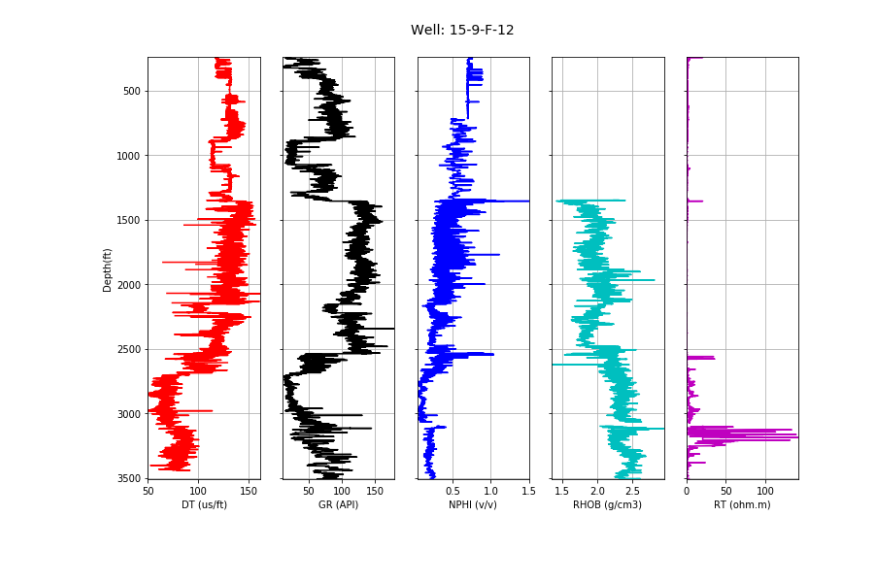
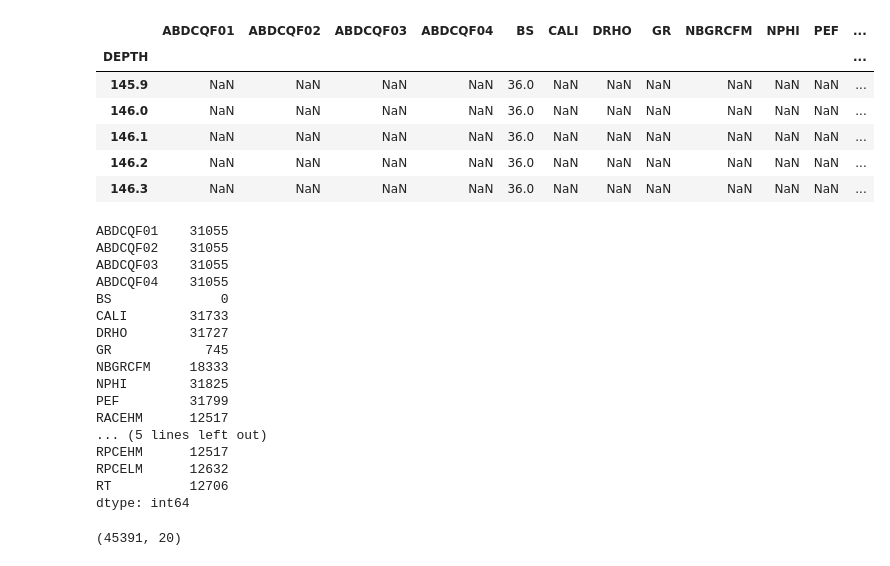
Before and after one commit to olawaleibrahim/PETROPHYSICAL-INTERPRETATION, a Jupyter notebook: Untitled.ipynb, the cells around one changed output. Saved outputs shown, nothing was run; the diff lists cells and outputs as text; code cells hidden in the pictures.

```diff
--- a/Untitled.ipynb
+++ b/Untitled.ipynb
@@ -156,4 +42,36 @@ Will train until validation_0-rmse hasn't improved in 200 rounds.
-# %%
-log_plot(new_df)
-# %% [output]
-[figure, removed]
+# %%
+las = lasio.read(r'WLC_PETRO_COMPUTED_INPUT_1.LAS')
+df = las.df()
+df.head()
+# %% [output]
+|  | ABDCQF01 | ABDCQF02 | ABDCQF03 | ABDCQF04 | BS | CALI | DRHO | GR | NBGRCFM | NPHI | PEF | ... |
+| DEPTH |  |  |  |  |  |  |  |  |  |  |  | ... |
+| 145.9 | NaN | NaN | NaN | NaN | 36.0 | NaN | NaN | NaN | NaN | NaN | NaN | ... |
+| 146.0 | NaN | NaN | NaN | NaN | 36.0 | NaN | NaN | NaN | NaN | NaN | NaN | ... |
+| 146.1 | NaN | NaN | NaN | NaN | 36.0 | NaN | NaN | NaN | NaN | NaN | NaN | ... |
+| 146.2 | NaN | NaN | NaN | NaN | 36.0 | NaN | NaN | NaN | NaN | NaN | NaN | ... |
+| 146.3 | NaN | NaN | NaN | NaN | 36.0 | NaN | NaN | NaN | NaN | NaN | NaN | ... |
+# %%
+df.isna().sum()
+# %% [output]
+ABDCQF01    31055
+ABDCQF02    31055
+ABDCQF03    31055
+ABDCQF04    31055
+BS              0
+CALI        31733
+DRHO        31727
+GR            745
+NBGRCFM     18333
+NPHI        31825
+PEF         31799
+RACEHM      12517
+... (5 lines left out)
+RPCEHM      12517
+RPCELM      12632
+RT          12706
+dtype: int64
+# %%
+df.shape
+# %% [output]
+(45391, 20)
```
Also changed, not shown: parts of 18 cells of this notebook.
